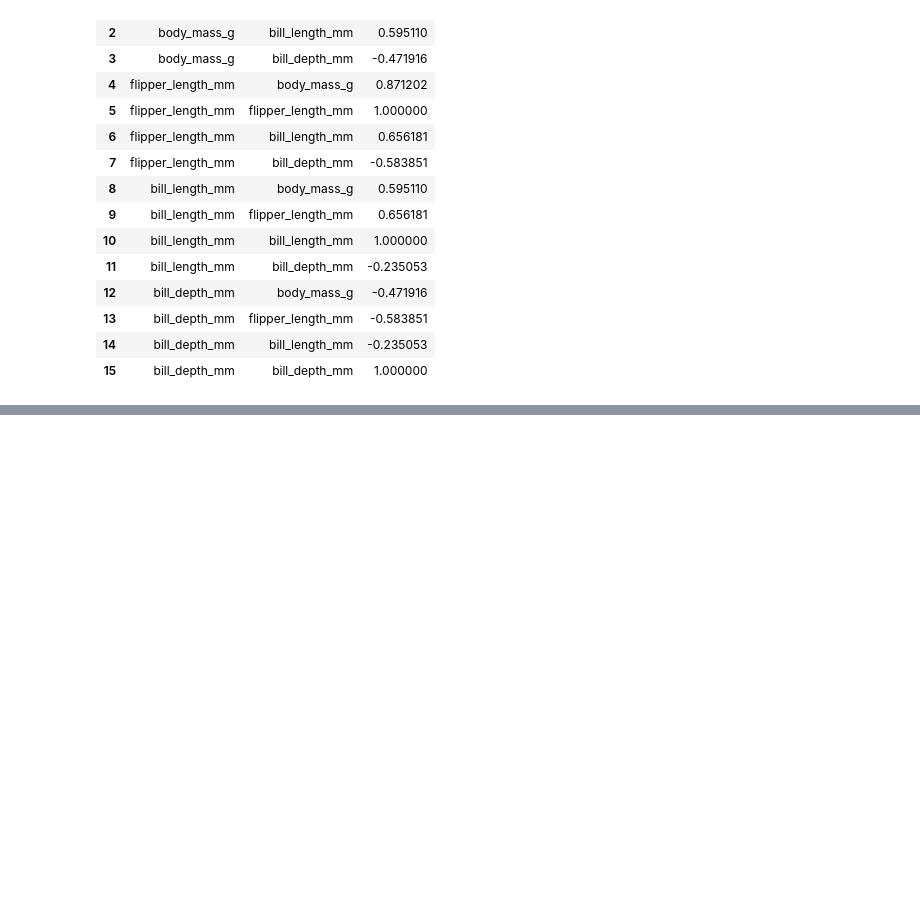
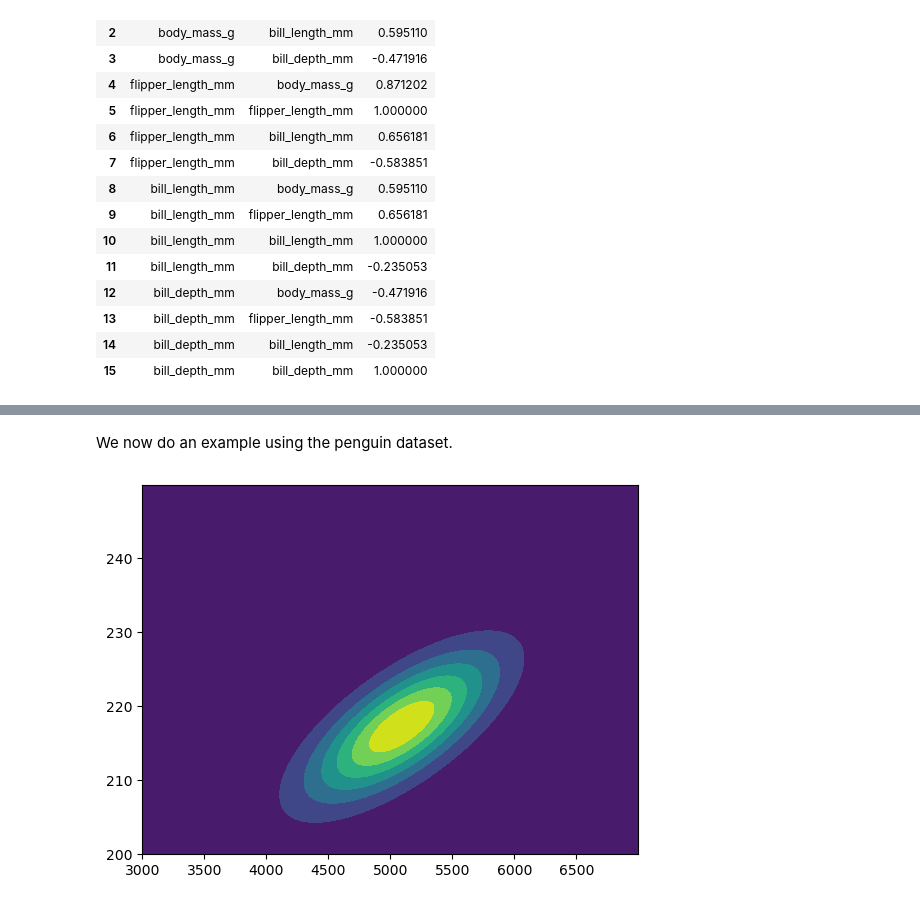
Before and after one commit to JoeZhang1000/SDS3386-Midterm-Summary, a Jupyter notebook: SDS 3386 Midterm Summary.ipynb, the cells around one changed output, grey strips where cells are left out. Saved outputs shown, nothing was run; the diff lists cells and outputs as text; code cells hidden in the pictures; blank space fills up the shorter version.

```diff
--- a/SDS 3386 Midterm Summary.ipynb
+++ b/SDS 3386 Midterm Summary.ipynb
@@ -2110,0 +2126,9 @@ From the covariance matrix, we can see that the bill depth and flipper length ha
+# %%
+penguins = pd.read_csv('penguins.csv')
+gentoo = penguins[penguins['species'] == 'Gentoo'].dropna()
+
+alt.Chart(gentoo).encode(
+    x = alt.X('body_mass_g', scale=alt.Scale(zero=False)),
+    y = alt.Y('flipper_length_mm', scale=alt.Scale(zero=False)),
+    color = 'species',
+).mark_circle()
@@ -2110,0 +2139,6 @@ From the covariance matrix, we can see that the bill depth and flipper length ha
+# %%
+mass_mean = gentoo['body_mass_g'].mean()
+mass_std = gentoo['body_mass_g'].std()
+
+flip_mean = gentoo['flipper_length_mm'].mean()
+flip_std = gentoo['flipper_length_mm'].std()
@@ -2110,0 +2248,24 @@ From the covariance matrix, we can see that the bill depth and flipper length ha
+# %% [markdown]
+We now do an example using the penguin dataset.
+# %%
+# Calculate the covariance of body mass and flipper length of Gentoo penguins
+gentoo
+
+cov_matrix = gentoo[['body_mass_g', 'flipper_length_mm']].cov()
+cov = cov_matrix.iloc[0,1]
+var_mass = cov_matrix.iloc[0,0]
+var_flipper_length = cov_matrix.iloc[1,1]
+cov_mat = [[var_mass, cov], [cov, var_flipper_length]]
+
+# Now, we fit a multivariate normal model
+mean = [mass_mean, flip_mean]
+rv = stats.multivariate_normal(mean, cov_mat)
+
+# We now do a contour plot
+x, y = np.mgrid[3000:7000:.1, 200:250:.1]
+data=np.dstack((x,y))
+z = rv.pdf(data)
+plt.contourf(x,y,z,cmap='viridis')
+plt.show()
+# %% [output]
+[figure, added]
```
Also changed, not shown: parts of 47 cells of this notebook.
